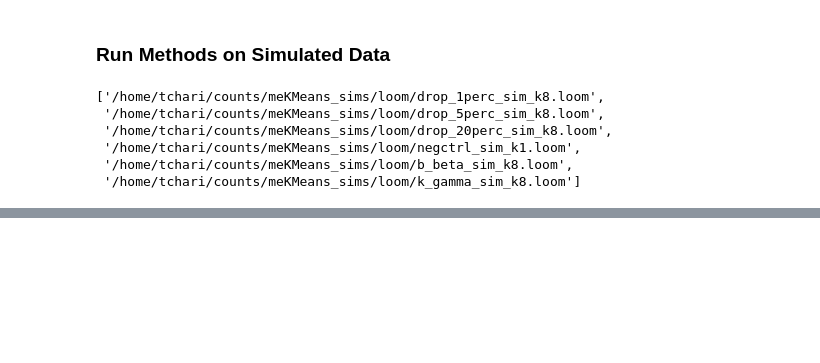
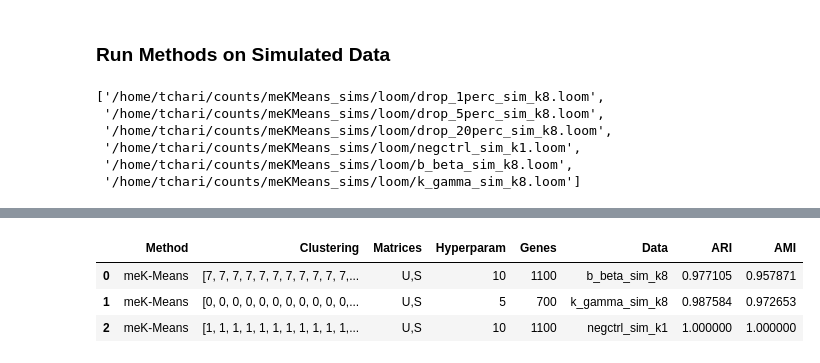
Before and after one commit to tarachari3/perturbCME, a Jupyter notebook: notebooks/20240208_meKMeans_benchmark_meK_Leiden_KMeans.ipynb, the cells around one changed output, grey strips where cells are left out. Drawn from its saved outputs; the diff is of its cells as text; code cells hidden in the pictures; blank space fills up the shorter version.

```diff
--- a/notebooks/20240208_meKMeans_benchmark_meK_Leiden_KMeans.ipynb
+++ b/notebooks/20240208_meKMeans_benchmark_meK_Leiden_KMeans.ipynb
@@ -548,3 +547,5 @@ for c in range(clus):
+# %%
+samp = [-6.777777777777778, -1.25]
 # %%
 #Run Leiden + K-Means first, with K=Leiden # of clus for neg control
 
@@ -665,10 +693,12 @@ LK_res['AMI'] = ami
 # %%
-k_choice =
+transcriptomes = ['/home/tchari/perturbCME/notebooks/sim_genome_polyA_cum_3_0',
+                  '/home/tchari/perturbCME/notebooks/sim_genome_polyA_cum_3_0',
+                 '/home/tchari/perturbCME/notebooks/sim_genome_polyA_cum_3_1']
 # %%
 #For each loom in looms from ./hvg_objs
 
 # !mkdir /home/tchari/perturbCME/notebooks/fits/meKruns_0209
-!mkdir /home/tchari/perturbCME/notebooks/fits/meKruns_0301
+!mkdir /home/tchari/perturbCME/notebooks/fits/meKruns_0306
 
 
 dir_strings = []
@@ -686,18 +716,18 @@ data = []
 ari = []
 ami = []
 
-for d in d_strings:
+for d in sub_d_strings[1:]: #************* FASTER FOR NOW *************
 
     #Get tech param by keyword (datas) in loom paths
     ind = [i in d for i in datas]
 
     #Inference params for sampling
-    tech_tup = [-6.777777777777778, -1.25]
+    tech_tup = samp
 
     #Preprocessing params for filepaths
-    trans = '/home/tchari/perturbCME/notebooks/sim_genome_polyA_cum_3'
+    trans = np.array(transcriptomes)[ind][0]
 
-    data_name = list(samps.Dataset[ind])[0]
+    data_name = np.array(datas)[ind][0]
 
 
     ds = lp.connect(d)
@@ -707,20 +737,17 @@ for d in d_strings:
 
     U = ds.layers['unspliced'][:,:].T
     S = ds.layers['spliced'][:,:].T
+    true_labs = list(ds.ca['subclass_label'])
     ds.close()
 
-    if 'negctrl' in d:
-        true_labs = [0]*np.sum(n_cells)
-    else:
-        true_labs = all_assigns
 
     print(data_name+' with '+str(num_genes)+' genes')
 
 
     if 'negctrl' in d:
-        Ks = [k_choice] #**************** FILL THIS IN ****************
+        Ks = [10] #***FILL THIS IN from leiden *******
     else:
-        Ks = [8]
+        Ks = [len(np.unique(true_labs))]
 
 
     for clus in Ks:
@@ -730,7 +757,7 @@ for d in d_strings:
                                                      trans, \
                                                      [data_name], \
                                                      attribute_names=attribute_names,\
-                                                     batch_location='./fits/meKruns_0301', \
+                                                     batch_location='./fits/meKruns_0306', \
                                                      meta=data_name+'_K'+str(clus), \
                                                      batch_id=1, \
                                                      n_genes=num_genes,exp_filter_threshold=None,
@@ -742,7 +769,7 @@ for d in d_strings:
         #Set model and run meK-Means
 
         #Define bounds for params
-        phys_lb = [-2.0, -1.8, -1.8 ]
+        phys_lb = [-3.0, -3, -3 ]
         phys_ub = [4.2, 2.5, 2.5]
         samp_lb = tech_tup
         samp_ub = tech_tup
@@ -805,0 +1047,18 @@ meK_res['AMI'] = ami
+# %%
+meK_res = pd.DataFrame()
+
+meK_res['Method'] = meths
+meK_res['Clustering'] = result
+meK_res['Matrices'] = mats
+meK_res['Hyperparam'] = hyper
+meK_res['Genes'] = hvgs
+meK_res['Data'] = data
+meK_res['ARI'] = ari
+meK_res['AMI'] = ami
+# %%
+meK_res
+# %% [output]
+|  | Method | Clustering | Matrices | Hyperparam | Genes | Data | ARI | AMI |
+| 0 | meK-Means | [7, 7, 7, 7, 7, 7, 7, 7, 7, 7, 7,... | U,S | 10 | 1100 | b_beta_sim_k8 | 0.977105 | 0.957871 |
+| 1 | meK-Means | [0, 0, 0, 0, 0, 0, 0, 0, 0, 0, 0,... | U,S | 5 | 700 | k_gamma_sim_k8 | 0.987584 | 0.972653 |
+| 2 | meK-Means | [1, 1, 1, 1, 1, 1, 1, 1, 1, 1, 1,... | U,S | 10 | 1100 | negctrl_sim_k1 | 1.000000 | 1.000000 |
```
Also changed, not shown: parts of 17 cells of this notebook, 2 other files.
